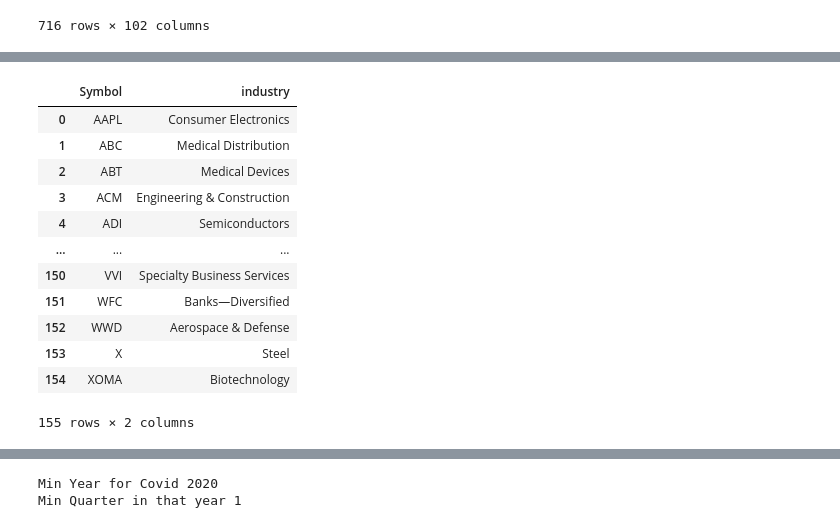
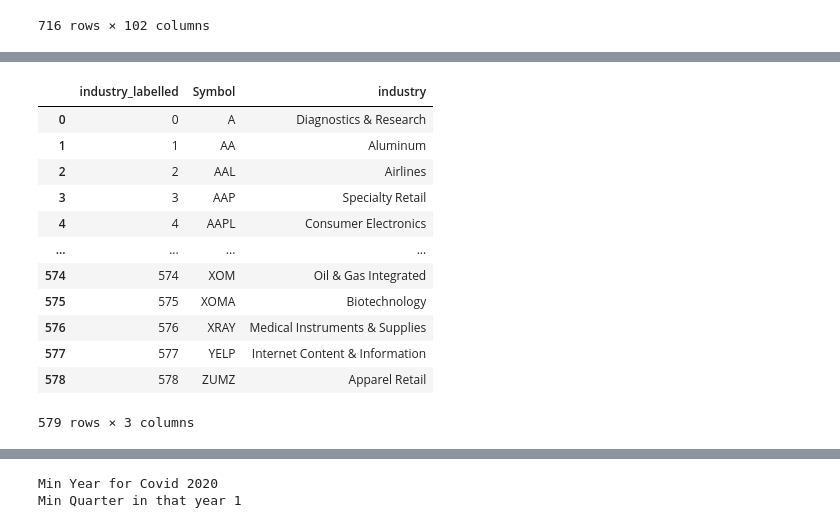
Before and after one commit to fatbuddy/layoffs-decoded, a Jupyter notebook: analysis/q1_train_data.ipynb, the cells around one changed output, grey strips where cells are left out. Cells and saved outputs as stored; diff of their text form; code cells hidden in the pictures.

Commit message:
adding additional features (data cleaning)

```diff
--- a/analysis/q1_train_data.ipynb
+++ b/analysis/q1_train_data.ipynb
@@ -247,33 +265,33 @@ employee_count exists count =  324
 # %%
-company_industry_key = "company_industry_data.csv"
-
 company_industry_df = pd.read_csv(
     f"s3://{AWS_S3_BUCKET}/{company_industry_key}",
     storage_options={
         "key": AWS_ACCESS_KEY_ID,
         "secret": AWS_SECRET_ACCESS_KEY,
         "token": AWS_SESSION_TOKEN,
     },
 )
 
 company_industry_df = company_industry_df.rename({'stock_symbol': 'Symbol'}, axis=1)
 company_industry_df = company_industry_df[["Symbol", "industry"]]
 company_industry_df = company_industry_df.sort_values(by="Symbol", ascending=True).reset_index(drop=True)
+company_industry_df = company_industry_df.reset_index()
+company_industry_df = company_industry_df.rename(columns={"index": "industry_labelled"})
 company_industry_df
 # %% [output]
-|  | Symbol | industry |
-| 0 | AAPL | Consumer Electronics |
-| 1 | ABC | Medical Distribution |
-| 2 | ABT | Medical Devices |
-| 3 | ACM | Engineering & Construction |
-| 4 | ADI | Semiconductors |
-| ... | ... | ... |
-| 150 | VVI | Specialty Business Services |
-| 151 | WFC | Banks—Diversified |
-| 152 | WWD | Aerospace & Defense |
-| 153 | X | Steel |
-| 154 | XOMA | Biotechnology |
+|  | industry_labelled | Symbol | industry |
+| 0 | 0 | A | Diagnostics & Research |
+| 1 | 1 | AA | Aluminum |
+| 2 | 2 | AAL | Airlines |
+| 3 | 3 | AAP | Specialty Retail |
+| 4 | 4 | AAPL | Consumer Electronics |
+| ... | ... | ... | ... |
+| 574 | 574 | XOM | Oil & Gas Integrated |
+| 575 | 575 | XOMA | Biotechnology |
+| 576 | 576 | XRAY | Medical Instruments & Supplies |
+| 577 | 577 | YELP | Internet Content & Information |
+| 578 | 578 | ZUMZ | Apparel Retail |
-155 rows × 2 columns
+579 rows × 3 columns
 # %%
 company_industry_warn_df = company_size_warn_df.merge(company_industry_df, how="left", on=["Symbol"]).reset_index(drop=True)
 company_industry_warn_df = company_industry_warn_df.sort_values(by=["Symbol", "Year", "Quarter"], ascending=True).reset_index(drop=True)
```
Also changed, not shown: parts of 10 cells of this notebook, 6 other files.
